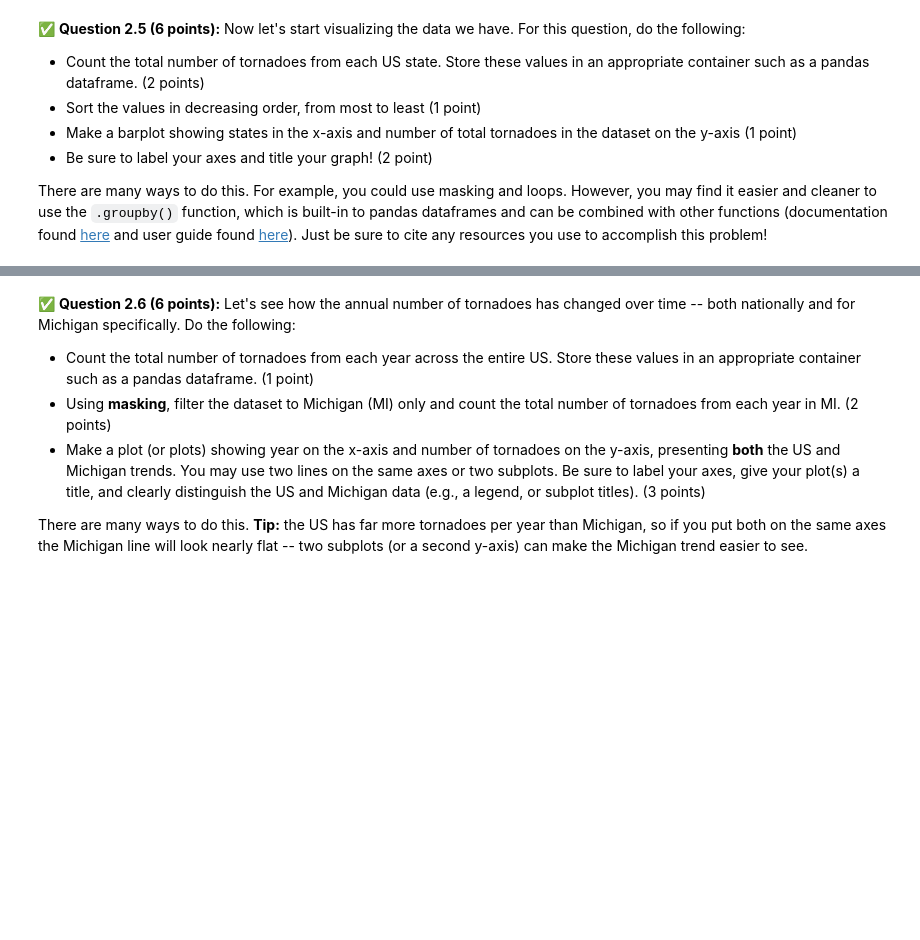
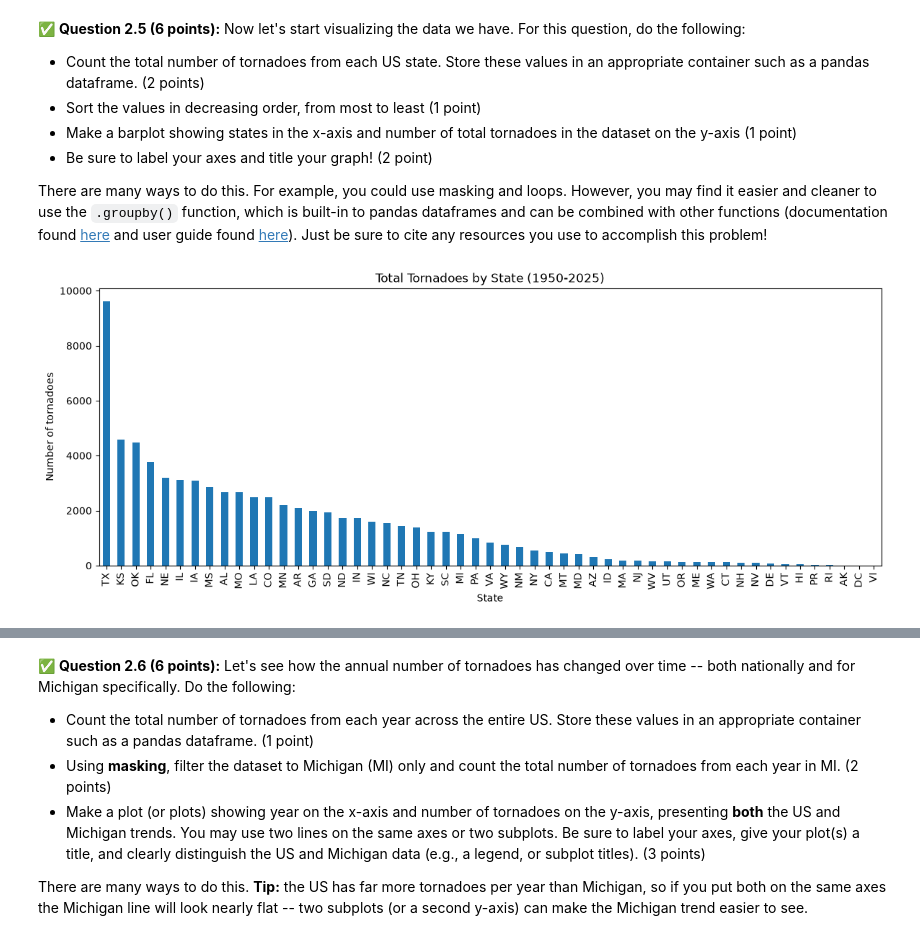
Before and after one commit to benni-ellisgoertler/CMSE202-f26-turnin, a Jupyter notebook: hw-01/HW01-GitPandasPackagesClasses-STUDENT.ipynb, the cells around one changed output, grey strips where cells are left out. Saved outputs shown, nothing was run; the diff lists cells and outputs as text; code cells hidden in the pictures; blank space fills up the shorter version.

```diff
--- a/hw-01/HW01-GitPandasPackagesClasses-STUDENT.ipynb
+++ b/hw-01/HW01-GitPandasPackagesClasses-STUDENT.ipynb
@@ -241,0 +256,4 @@ You will need to use the description substantially when you complete this assign
+# %%
+import pandas as pd
+df = pd.read_csv("1950-2025_actual_tornadoes.csv")
+df.head()
@@ -285,3 +327,16 @@ There are many ways to do this.  For example, you could use masking and loops.
+# %%
+import matplotlib.pyplot as plt
+
+state_counts = df.groupby("st").size().sort_values(ascending=False)
+
+plt.figure(figsize=(14, 5))
+state_counts.plot(kind="bar")
+plt.xlabel("State")
+plt.ylabel("Number of tornadoes")
+plt.title("Total Tornadoes by State (1950-2025)")
+plt.show()
+# %% [output]
+[figure, added]
 # %% [markdown]
 <!-- END QUESTION -->
 <!-- DO NOT MODIFY OR DELETE THIS CELL. Make sure your solution to the question above is in the cell(s) above this one. -->
```
Also changed, not shown: parts of 31 cells of this notebook, 2 other files.
